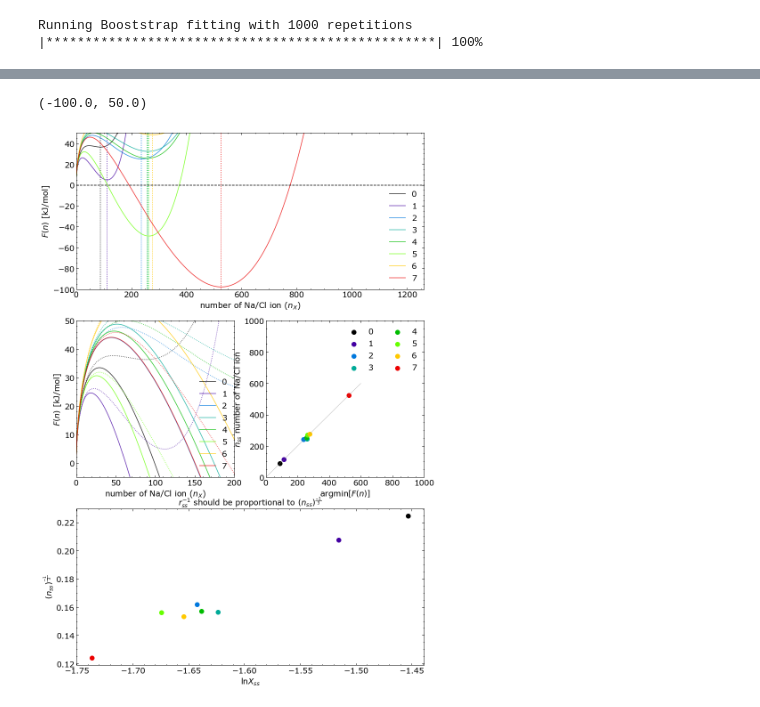
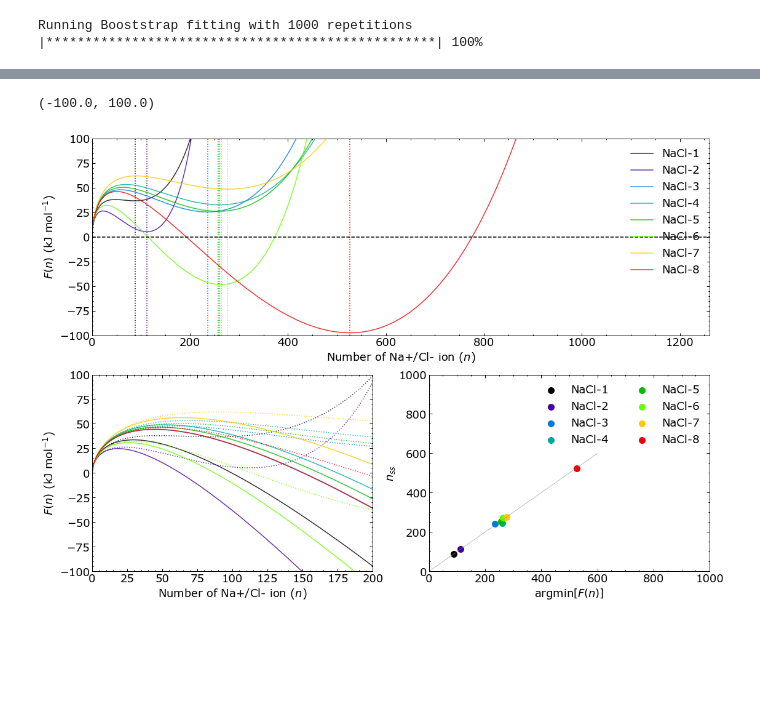
Before and after one commit to mme-ucl/confined_LLPS, a Jupyter notebook: Nucleation Rates/NaCl.ipynb, the cells around one changed output, grey strips where cells are left out. Cells and saved outputs as stored; diff of their text form; code cells hidden in the pictures; blank space fills up the shorter version.

```diff
--- a/Nucleation Rates/NaCl.ipynb
+++ b/Nucleation Rates/NaCl.ipynb
@@ -207,39 +206,16 @@ The estimated surface energy is: 10.552174340400244 +/- 1.5979731547046019 kJ/mo
 # %%
-plt.rcParams.update({
-    "text.usetex": False,
-    "font.family": "verdana"})
-    #"font.verdana": ["computer modern roman"],
-    #"font.size": 18})
-
-SMALL_SIZE = 18
-MEDIUM_SIZE = 18
-BIGGER_SIZE = 18
-
-plt.rc('font', size=SMALL_SIZE)          # controls default text sizes
-plt.rc('axes', titlesize=BIGGER_SIZE)    # fontsize of the axes title
-plt.rc('axes', labelsize=MEDIUM_SIZE)    # fontsize of the x and y labels
-plt.rc('xtick', labelsize=SMALL_SIZE)    # fontsize of the tick labels
-plt.rc('ytick', labelsize=SMALL_SIZE)    # fontsize of the tick labels
-plt.rc('legend', fontsize=SMALL_SIZE)    # legend fontsize
-
-
-#sigma_estimate1_used= #mole fraction
-#xstar_estimate1_used= #kT/nm2
-
-## Plot sub-figures setup
-fig = plt.figure(figsize=(14, 22))
+fig = plt.figure(figsize=(18, 20))
 sub1 = fig.add_subplot(3,2,(1,2))
 sub2 = fig.add_subplot(3,2,3)
 sub3 = fig.add_subplot(3,2,4)
-sub4 = fig.add_subplot(3,2,(5,6))
 
 ## labels
-sub1.set_xlabel('number of Na/Cl ion ($n_X$)')
-sub1.set_ylabel('$F(n)$ [kJ/mol]')
-sub2.set_xlabel('number of Na/Cl ion ($n_X$)')
-sub2.set_ylabel('$F(n)$ [kJ/mol]')
+sub1.set_xlabel('Number of Na+/Cl- ion ($n$)')
+sub1.set_ylabel('$F(n)$ (kJ mol$^{-1}$)')
+sub2.set_xlabel('Number of Na+/Cl- ion ($n$)')
+sub2.set_ylabel('$F(n)$ (kJ mol$^{-1}$)')
 sub3.set_xlabel('argmin$[F(n)]$')
-sub3.set_ylabel('$n_{ss}$ number of Na/Cl ion')
+sub3.set_ylabel('$n_{ss}$')
 
 fes=[]
 nn_=[]
@@ -247,17 +223,15 @@ argminF=np.zeros(Nsimulations)
 argmaxF=np.zeros(Nsimulations)
 DF=np.zeros(Nsimulations)
 DF_steady=np.zeros(Nsimulations)
-xss=np.zeros(Nsimulations)
-xss_gamma=np.zeros(Nsimulations)
-x_macro=np.zeros(Nsimulations)
-rho_macro=np.zeros(Nsimulations)
-rho_ss=np.zeros(Nsimulations)
-S_ncrit_corr=np.zeros((Nsimulations,2))
-S_ncrit_bkcal=np.zeros((Nsimulations,2))
+#xss=np.zeros(Nsimulations)
+#xss_gamma=np.zeros(Nsimulations)
+#x_macro=np.zeros(Nsimulations)
+#rho_macro=np.zeros(Nsimulations)
+#rho_ss=np.zeros(Nsimulations)
+#S_ncrit_corr=np.zeros((Nsimulations,2))
+#S_ncrit_bkcal=np.zeros((Nsimulations,2))
 
 color=iter(cm.nipy_spectral(np.linspace(0,1,Nsimulations+1)))
-
-#compute Free Energies in confined Volume (and plot panel 1)
 for SIM in np.arange(0,Nsimulations):
     c=next(color)
     nn=np.linspace(0, (data.Ntot[SIM])-1, num=1000)
@@ -276,20 +250,14 @@ for SIM in np.arange(0,Nsimulations):
             argminF[SIM]=nn[FES==np.min(FES[:])]
             argmaxF[SIM]=nn[FESm==np.max(FESm)]
 
-        line,=sub1.plot(nn,FES,color=c,alpha=0.8,label="%d" % SIM)
-        sub2.plot(nn,FESm,color=c,alpha=0.8,label="%d" % SIM)
+        line,=sub1.plot(nn,FES,color=c,alpha=0.8,label="NaCl-%d" % (SIM+1))
+        sub2.plot(nn,FESm,color=c,alpha=0.8)
         sub2.plot(nn,FES,color=c,alpha=0.8,ls=":")
         sub1.axvline(x=argminF[SIM],color=c,ls=":")
-        sub3.scatter(argminF[SIM],data.Nss[SIM],color=c,s=100,label="%d" % SIM)
+        sub3.scatter(argminF[SIM],data.Nss[SIM],color=c,s=100,label="NaCl-%d" % (SIM+1))
 
-        sub4.scatter(np.power(np.log(X_1),1),np.power(argminF[SIM],-1/3),color=c,s=100)
-        #sub4.scatter(np.power(X_1,1),np.power(argminF[SIM],-1/3),color=c,s=100)
 
-sub4.set_xlabel(r"ln$X_{ss}$")
-#sub4.set_xlabel(r"$X_{ss}$")
-sub4.set_title(r"$r_{ss}^{-1}$ should be proportional to $(n_{ss})^{\frac{-1}{3}}$")
-sub4.set_ylabel(r'$(n_{ss})^{\frac{-1}{3}}$')
-sub2.set_ylim([-5,50])
+sub2.set_ylim([-100,100])
 sub2.set_xlim([0,200])
 sub1.legend(frameon=False)
 sub2.legend(frameon=False)
@@ -297,11 +265,8 @@ sub3.legend(ncol=2,frameon=False)
 sub3.plot(np.linspace(0, 600, num=1000),np.linspace(0, 600, num=1000),color='grey',linewidth=0.5)
 sub3.set_xlim(0,1000)
 sub3.set_ylim(0,1000)
-#sub4.set_xlim(1,2.0)
-sub4.legend(ncol=1,loc="upper right",frameon=False)
 
 sub1.axhline(y=0,ls="--",color="black")
 sub1.set_xlim(0,)
-sub1.set_ylim(-100,50)
-#sub1.set_title(r"using $\sigma_1$ and $x^*_1$ from including the extreme point")
+sub1.set_ylim(-100,100)
 # %% [output]
@@ -316,2 +281,2 @@ sub1.set_ylim(-100,50)
-(-100.0, 50.0)
+(-100.0, 100.0)
-[figure, old version]
+[figure, new version]
```
Also changed, not shown: parts of 2 cells of this notebook.
